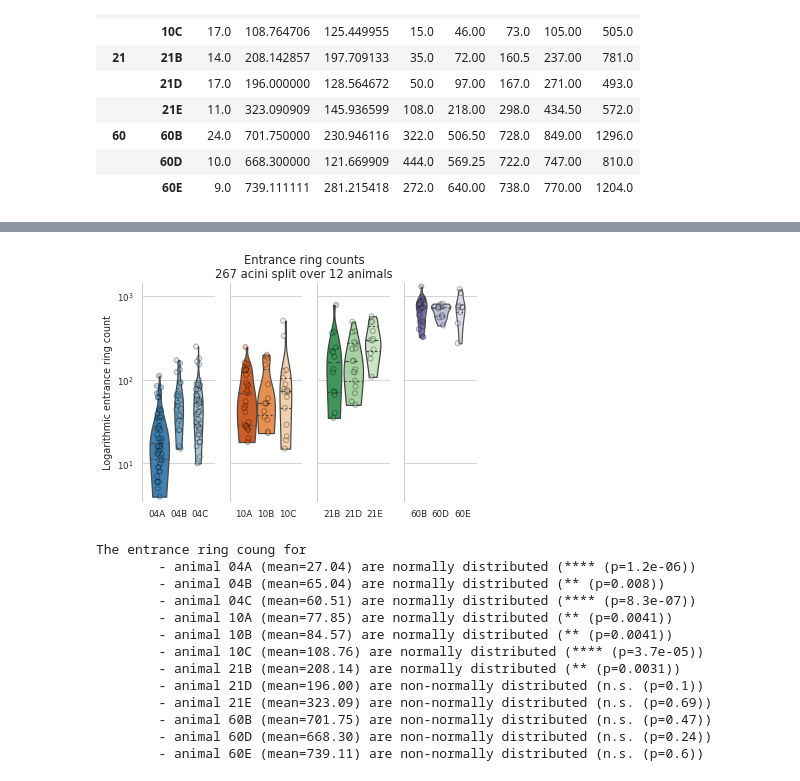
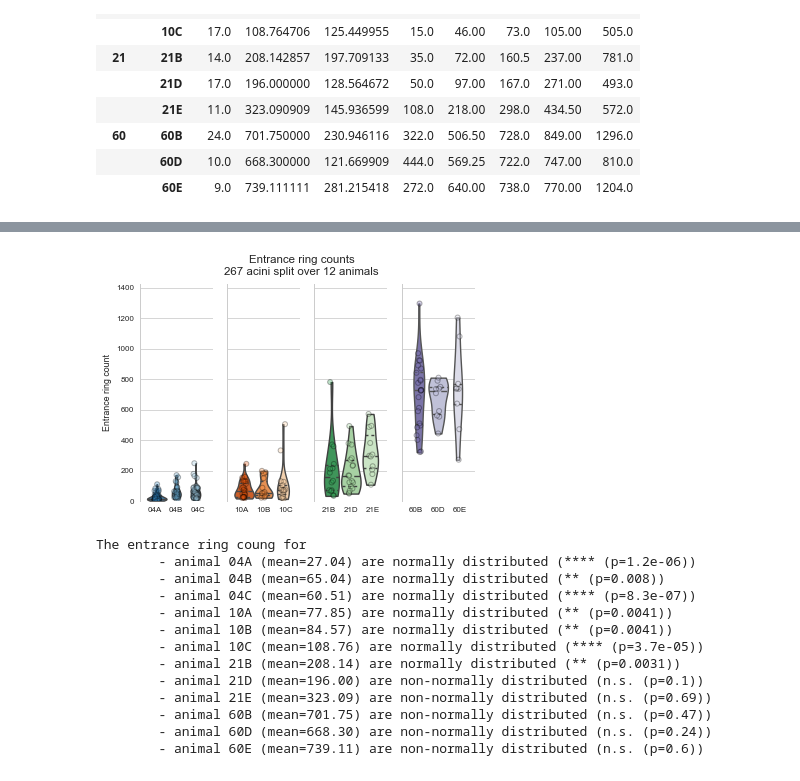
Before and after one commit to habi/acinar-analysis, a Jupyter notebook: Analysis.ipynb, the cells around one changed output, grey strips where cells are left out. Saved outputs shown, nothing was run; the diff lists cells and outputs as text; code cells hidden in the pictures.

```diff
--- a/Analysis.ipynb
+++ b/Analysis.ipynb
@@ -484,35 +484,35 @@ for c, d in enumerate(sorted(pandas.unique(Data.Day))):
                                 dodge=True, linewidth=1, palette=ourpalette, edgecolor='k', alpha=0.309)
 #     handles, labels = plt.gca().get_legend_handles_labels()
 #     bxplt.legend(handles[:len(handles) // 2], labels[:len(labels) // 2], loc='upper right')
 #     plt.legend('')
     plt.gca().get_legend().remove()
-    ylog = True
+    ylog = False
     if ylog:
         plt.ylim([numpy.min(Data.Counts_Eveline.min()) * 0.9,
                   numpy.max(Data.Counts_Eveline.max()) * 1.1])
         plt.gca().set_yscale('log')
     else:
         plt.ylim([0, 1.1 * Data.Counts_Eveline.max()])
     plt.xticks(numpy.arange(-0.3, 0.6, 0.3), sorted(Data[Data.Day==d].Animal.unique()))
     plt.xlabel('')
     if c:
         plt.ylabel('')
         plt.gca().set_yticklabels([])
     else:
         if ylog:
             plt.ylabel('Logarithmic entrance ring count')
         else:
             plt.ylabel('Entrance ring count')
 plt.suptitle('Entrance ring counts\n%s acini split over %s animals' % (len(Data),
                                                                        len(pandas.unique(Data.Animal))))
 # seaborn.despine(offset=10, trim=True, bottom=True)
 if ylog:
     plt.savefig(os.path.join(OutputDir, 'entrance-ring-counts-logarithmic.png'))
 else:
     plt.savefig(os.path.join(OutputDir, 'entrance-ring-counts.png'))
 plt.show()
 # %% [output]
-[figure, old version]
+[figure, new version]
 # %%
 # Are the 'entrance ring counts' normally distributed?
 # Let's perform the Shapiro-Wilk test for normality.
```
Also changed, not shown: parts of 35 cells of this notebook.
